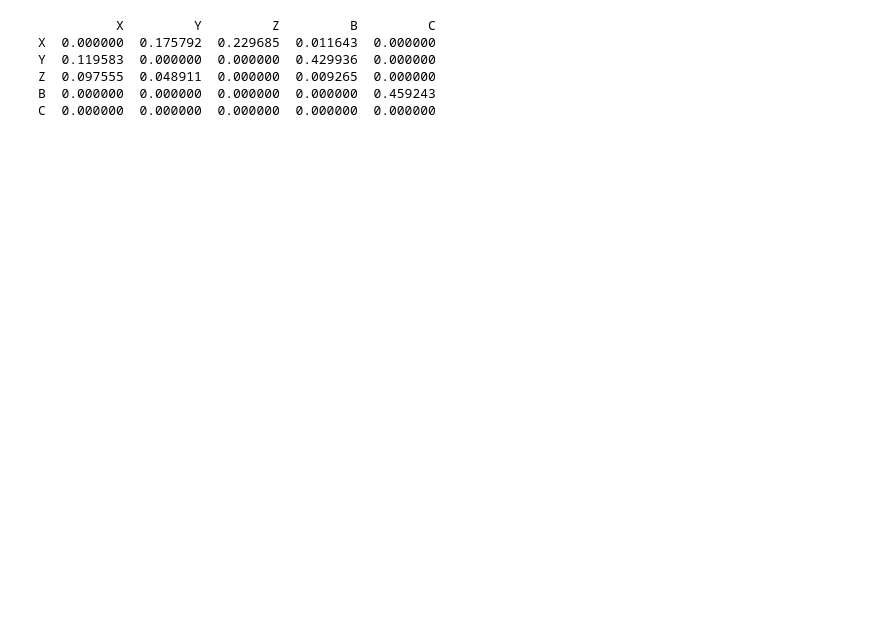
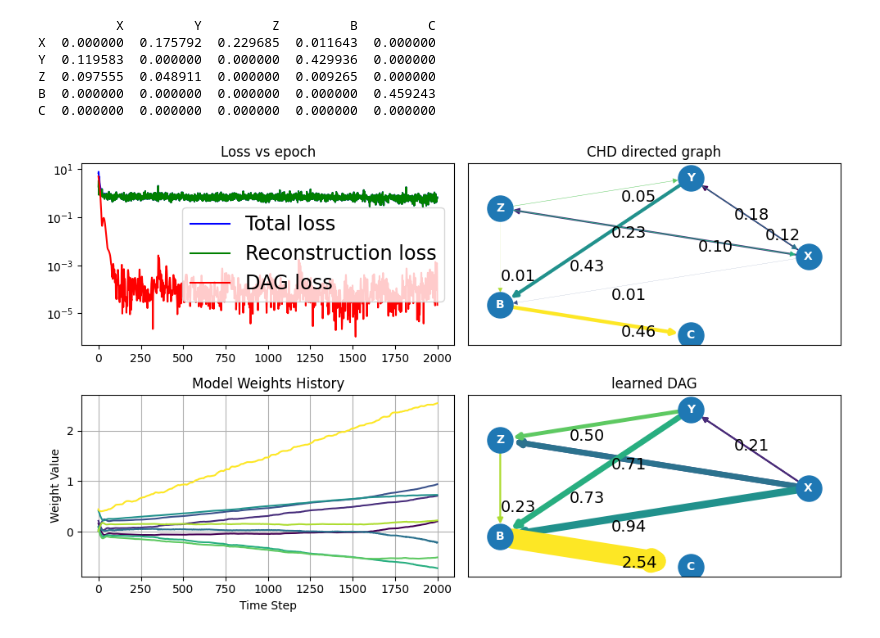
Before and after one commit to sandialabs/dg2dag, a Jupyter notebook: artificial_data/artificial_example.ipynb, the cells around one changed output. Drawn from its saved outputs; the diff is of its cells as text; code cells hidden in the pictures; blank space fills up the shorter version.

```diff
--- a/artificial_data/artificial_example.ipynb
+++ b/artificial_data/artificial_example.ipynb
@@ -59,8 +300,6 @@ def create_adjacency_matrix(G, weight_key='signal'):
     adj_df = pd.DataFrame(adj_matrix, index=nodes, columns=nodes)
     print(adj_df)
     return adj_matrix
-
-    adj_matrix_df = create_adjacency_matrix(graph_discovery.G)
 # %%
 
 try:
@@ -80,5 +319,15 @@ except Exception as e:
     # Y,Z-> B
     # B -> C
     graph_discovery.plot_graph()
+
+
+M_dag_ref = torch.zeros((5,5))
+
+M_dag_ref[0,1] = 1 # X->Y
+M_dag_ref[0,2] = 1 # X->Z
+M_dag_ref[1,3] = 1 # Y->B
+M_dag_ref[2,3] = 1 # Z->B
+M_dag_ref[3,4] = 1 # B->C
+M_dag_ref
 # %% [output]
 loaded data from disk
@@ -85,5 +339,5 @@ loaded data from disk
 # %%
-adj_matrix_df = create_adjacency_matrix(G)
+adj_matrix = create_adjacency_matrix(G)
 # %% [output]
           X         Y         Z         B         C
 X  0.000000  0.175792  0.229685  0.011643  0.000000
@@ -91,3 +345,69 @@ Y  0.119583  0.000000  0.000000  0.429936  0.000000
 Z  0.097555  0.048911  0.000000  0.009265  0.000000
 B  0.000000  0.000000  0.000000  0.000000  0.459243
 C  0.000000  0.000000  0.000000  0.000000  0.000000
+# %%
+
+
+pre_lr = 1e-2
+lr = 1e-2
+use_lowest_loss = False
+
+M = adj_matrix.copy()
+
+mse_losses, model_weights_hist, opt_epoch, M_dag = find_direction(
+                    df,
+                    M=M,
+                    M_dag_ref=M_dag_ref,
+                    epochs=2000,
+                    pretrain_epochs = 100, pre_lr = pre_lr,
+                    d1_weight = 1.0, lr = lr,
+                    rng_seed=7,
+                    plots=True,
+                    use_lowest_loss=use_lowest_loss
+                    )
+
+
+# M = M + M.T
+
+# mse_losses, model_weights_hist, opt_epoch = find_direction(
+#                     df,
+#                     M=M,
+#                     epochs=2000,
+#                     pretrain_epochs = 100, pre_lr = pre_lr,
+#                     d1_weight = 1.0, lr = lr,
+#                     rng_seed=7,
+#                     plots=True,
+#                     use_lowest_loss=use_lowest_loss
+#                     )
+
+# M = adj_matrix.copy()
+# idx = np.where(M > 0)
+# M[idx[0], idx[1]] = 1/len(idx)
+
+# mse_losses, model_weights_hist, opt_epoch = find_direction(
+#                     df,
+#                     M=M,
+#                     epochs=2000,
+#                     pretrain_epochs = 100, pre_lr = pre_lr,
+#                     d1_weight = 1.0, lr = lr,
+#                     rng_seed=7,
+#                     plots=True,
+#                     use_lowest_loss=use_lowest_loss
+#                     )
+
+# M = adj_matrix.copy()
+# idx = np.where(M > 0)
+# M[idx[0], idx[1]] = 1
+
+# mse_losses, model_weights_hist, opt_epoch = find_direction(
+#                     df,
+#                     M=M,
+#                     epochs=2000,
+#                     pretrain_epochs = 100, pre_lr = pre_lr,
+#                     d1_weight = 1.0, lr = lr,
+#                     rng_seed=7,
+#                     plots=True,
+#                     use_lowest_loss=use_lowest_loss
+#                     )
+# %% [output]
+[figure, added]
```
Also changed, not shown: parts of 8 cells of this notebook.
